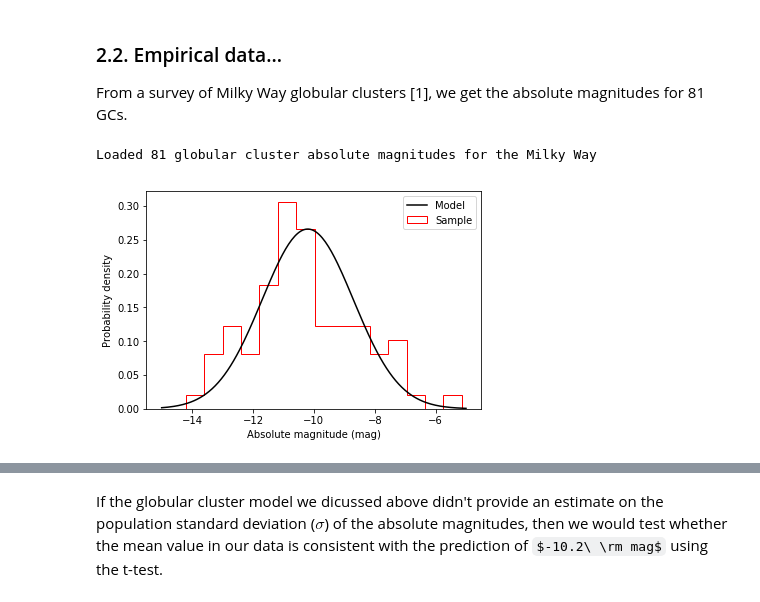
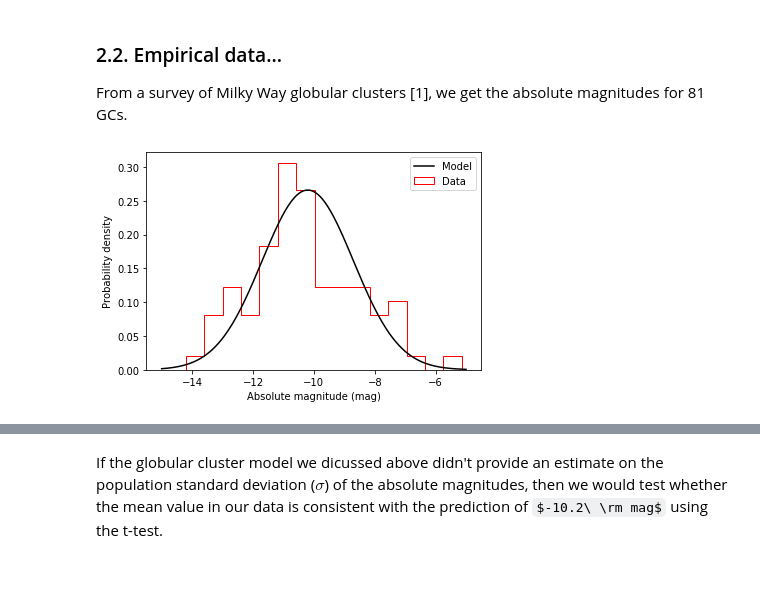
Before and after one commit to astrostatistics-in-crete/2019_summer_school, a Jupyter notebook: Hypothesis/hypothesis_S.ipynb, the cells around one changed output, grey strips where cells are left out. Cells and saved outputs as stored; diff of their text form; code cells hidden in the pictures; some formulas as TeX source; blank space fills up the shorter version.

```diff
--- a/Hypothesis/hypothesis_S.ipynb
+++ b/Hypothesis/hypothesis_S.ipynb
@@ -115,18 +118,16 @@ From a survey of Milky Way globular clusters [1], we get the absolute magnitudes
 # %%
 # Load Milky Way globular cluster absolute magnitudes
 absolute_MWG = np.loadtxt("data/GC_MWG_absolute.dat")
 N_MWG = len(absolute_MWG)
-print("Loaded", N_MWG, "globular cluster absolute magnitudes for the Milky Way")
 
 plt.figure()
 plt.plot(x, y, "k-", label="Model")
-plt.hist(absolute_MWG, bins=15, histtype="step", color="r", density=True, label="Sample")
+plt.hist(absolute_MWG, bins=15, histtype="step", color="r", density=True, label="Data")
 plt.xlabel("Absolute magnitude (mag)")
 plt.ylabel("Probability density")
 plt.legend()
 plt.show()
 # %% [output]
-Loaded 81 globular cluster absolute magnitudes for the Milky Way
-[figure, old version]
+[figure, new version]
 # %% [markdown]
 ### 2.3. Agreement between model and sample
```
Also changed, not shown: parts of 18 cells of this notebook, 2 other files.
